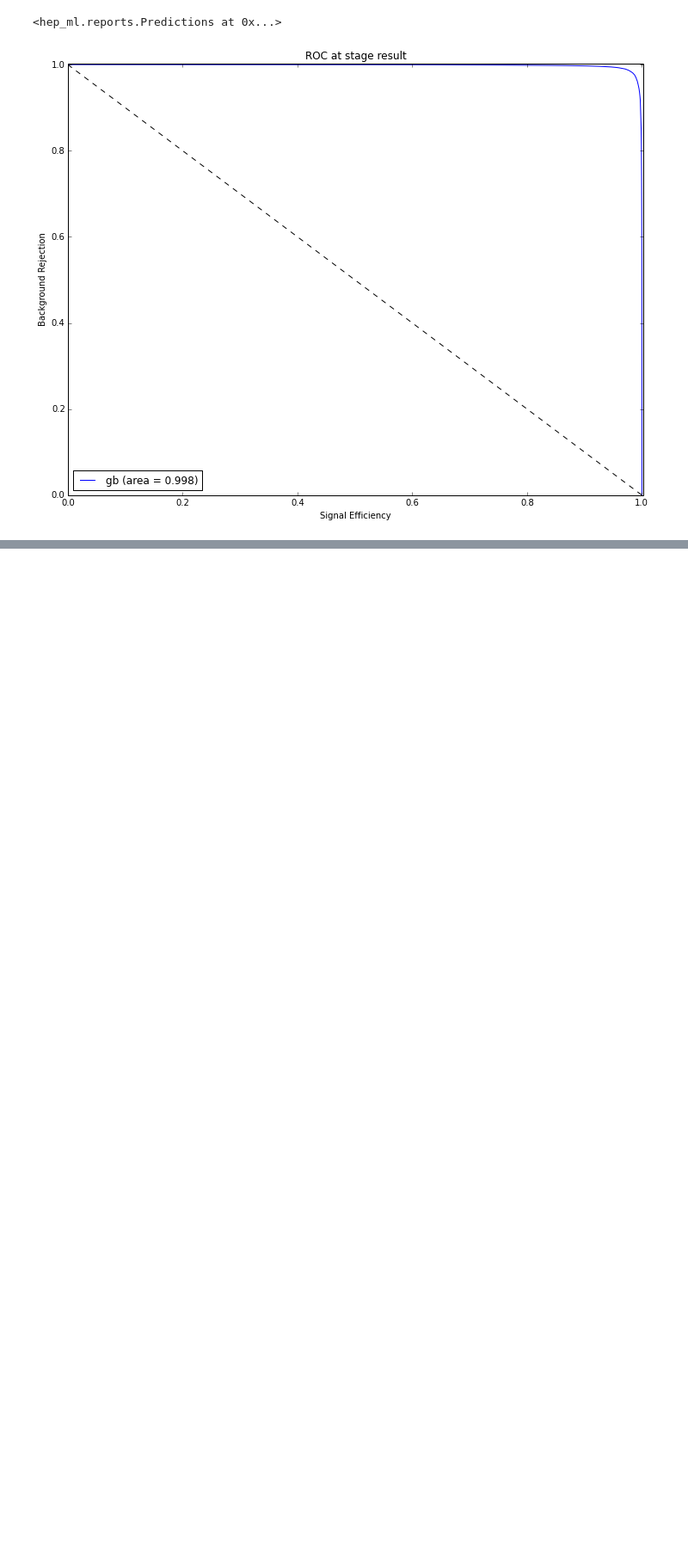
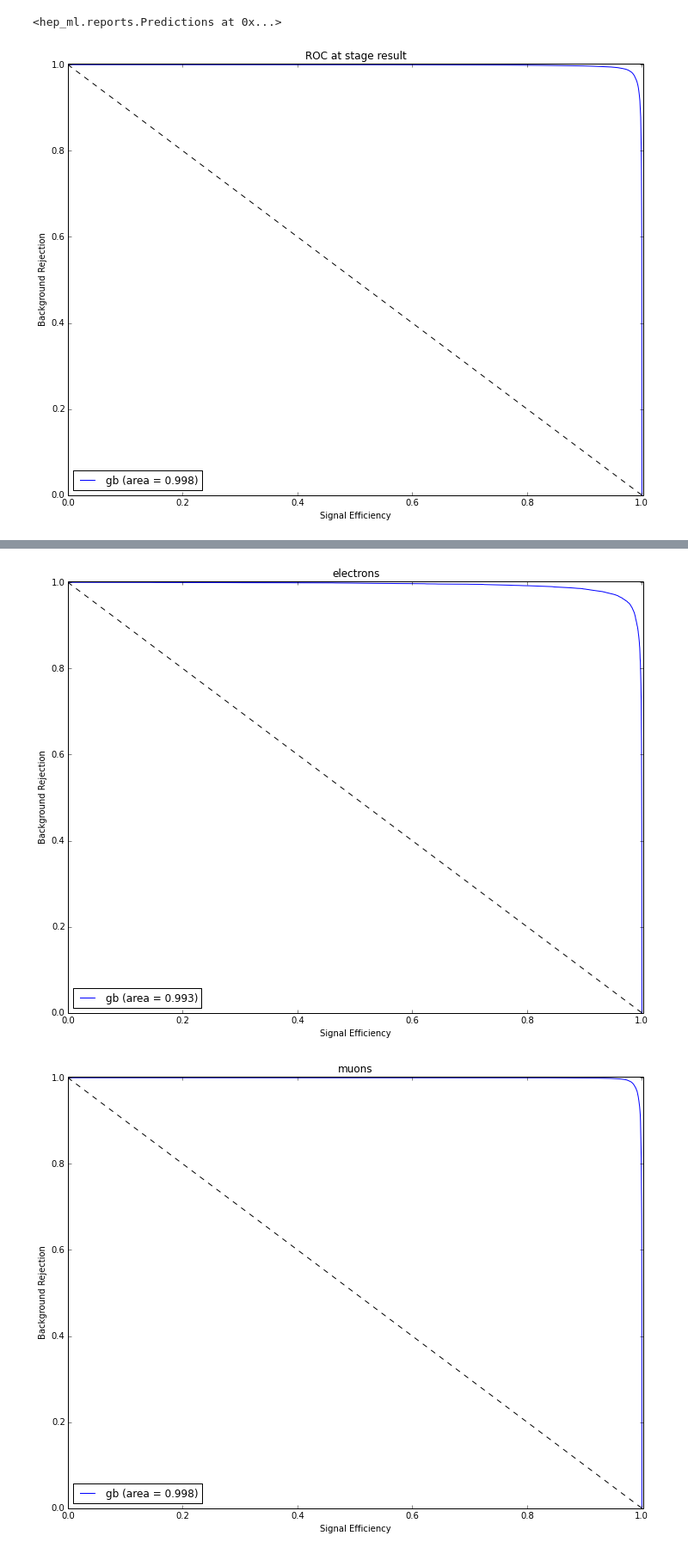
Before and after one commit to arogozhnikov/FakeLeptons, a Jupyter notebook: notebooks/SimpleTraining.ipynb, the cells around one changed output, grey strips where cells are left out. Shown at 86% size. Drawn from its saved outputs; the diff is of its cells as text; code cells hidden in the pictures; blank space fills up the shorter version.

```diff
--- a/notebooks/SimpleTraining.ipynb
+++ b/notebooks/SimpleTraining.ipynb
@@ -262,0 +285,8 @@ predictions.learning_curves()
+# %%
+for flavor, flavor_name in zip([0, 1], ['electrons', 'muons']) :
+    mask = numpy.array(testX._flavors == flavor)
+    classifiers.test_on(testX[mask], testY[mask]).roc()
+    title(flavor_name)
+# %% [output]
+[figure, added]
+[figure, added]
```
Also changed, not shown: parts of 10 cells of this notebook.
